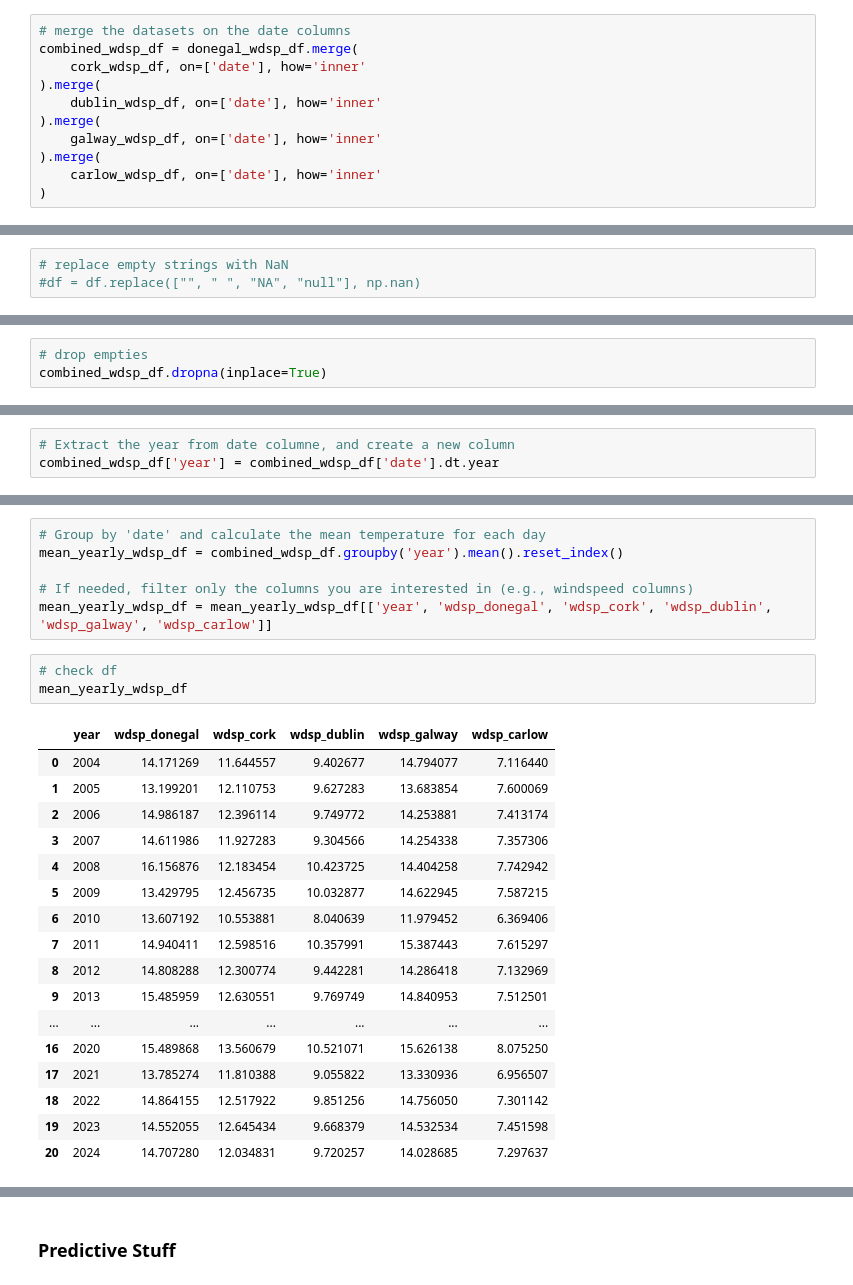
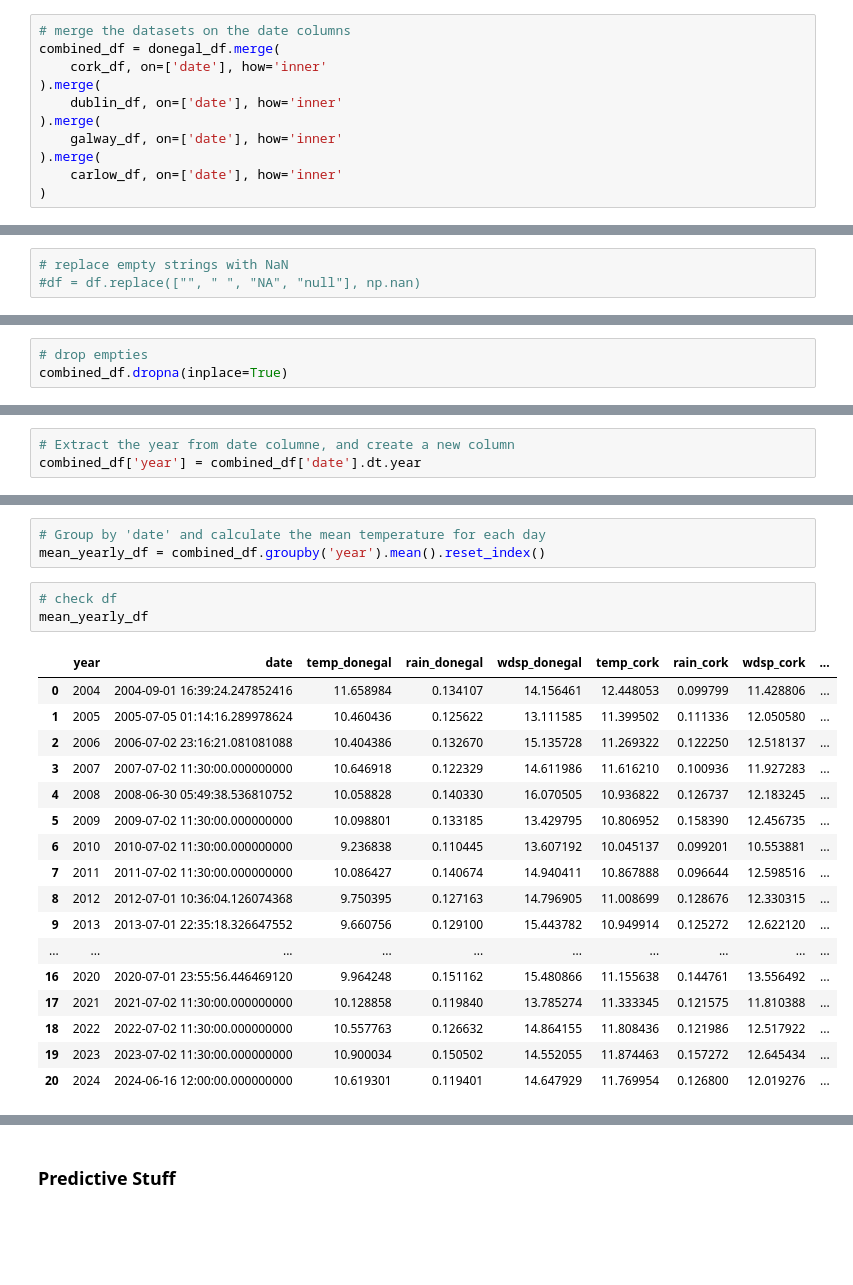
Before and after one commit to holmstead/PFDA, a Jupyter notebook: project/windspeed.ipynb, the cells around one changed output, grey strips where cells are left out. Saved outputs shown, nothing was run; the diff lists cells and outputs as text; blank space fills up the shorter version.

```diff
--- a/project/windspeed.ipynb
+++ b/project/windspeed.ipynb
@@ -187,14 +262,14 @@ Merging dataframes:
 This only works for two dataframes, For multiple dataframes, we have to call it several times.
 # %%
 # merge the datasets on the date columns
-combined_wdsp_df = donegal_wdsp_df.merge(
-    cork_wdsp_df, on=['date'], how='inner'
+combined_df = donegal_df.merge(
+    cork_df, on=['date'], how='inner'
 ).merge(
-    dublin_wdsp_df, on=['date'], how='inner'
+    dublin_df, on=['date'], how='inner'
 ).merge(
-    galway_wdsp_df, on=['date'], how='inner'
+    galway_df, on=['date'], how='inner'
 ).merge(
-    carlow_wdsp_df, on=['date'], how='inner'
+    carlow_df, on=['date'], how='inner'
 )
 # %%
 # have a lok at the new combined dataframe
@@ -231,6 +316,6 @@ wdsp_carlow     0
 dtype: int64
 # %%
 # drop empties
-combined_wdsp_df.dropna(inplace=True)
+combined_df.dropna(inplace=True)
 # %%
 # check missing entries again
@@ -310,3 +434,3 @@ combined_wdsp_df
 # %%
 # Extract the year from date columne, and create a new column
-combined_wdsp_df['year'] = combined_wdsp_df['date'].dt.year
+combined_df['year'] = combined_df['date'].dt.year
@@ -329,30 +453,27 @@ combined_wdsp_df
 # %%
 # Group by 'date' and calculate the mean temperature for each day
-mean_yearly_wdsp_df = combined_wdsp_df.groupby('year').mean().reset_index()
-
-# If needed, filter only the columns you are interested in (e.g., windspeed columns)
-mean_yearly_wdsp_df = mean_yearly_wdsp_df[['year', 'wdsp_donegal', 'wdsp_cork', 'wdsp_dublin', 'wdsp_galway', 'wdsp_carlow']]
+mean_yearly_df = combined_df.groupby('year').mean().reset_index()
 # %%
 # check df
-mean_yearly_wdsp_df
+mean_yearly_df
 # %% [output]
-|  | year | wdsp_donegal | wdsp_cork | wdsp_dublin | wdsp_galway | wdsp_carlow |
-| 0 | 2004 | 14.171269 | 11.644557 | 9.402677 | 14.794077 | 7.116440 |
-| 1 | 2005 | 13.199201 | 12.110753 | 9.627283 | 13.683854 | 7.600069 |
-| 2 | 2006 | 14.986187 | 12.396114 | 9.749772 | 14.253881 | 7.413174 |
-| 3 | 2007 | 14.611986 | 11.927283 | 9.304566 | 14.254338 | 7.357306 |
-| 4 | 2008 | 16.156876 | 12.183454 | 10.423725 | 14.404258 | 7.742942 |
-| 5 | 2009 | 13.429795 | 12.456735 | 10.032877 | 14.622945 | 7.587215 |
-| 6 | 2010 | 13.607192 | 10.553881 | 8.040639 | 11.979452 | 6.369406 |
-| 7 | 2011 | 14.940411 | 12.598516 | 10.357991 | 15.387443 | 7.615297 |
-| 8 | 2012 | 14.808288 | 12.300774 | 9.442281 | 14.286418 | 7.132969 |
-| 9 | 2013 | 15.485959 | 12.630551 | 9.769749 | 14.840953 | 7.512501 |
-| ... | ... | ... | ... | ... | ... | ... |
-| 16 | 2020 | 15.489868 | 13.560679 | 10.521071 | 15.626138 | 8.075250 |
-| 17 | 2021 | 13.785274 | 11.810388 | 9.055822 | 13.330936 | 6.956507 |
-| 18 | 2022 | 14.864155 | 12.517922 | 9.851256 | 14.756050 | 7.301142 |
-| 19 | 2023 | 14.552055 | 12.645434 | 9.668379 | 14.532534 | 7.451598 |
-| 20 | 2024 | 14.707280 | 12.034831 | 9.720257 | 14.028685 | 7.297637 |
+|  | year | date | temp_donegal | rain_donegal | wdsp_donegal | temp_cork | rain_cork | wdsp_cork | ... |
+| 0 | 2004 | 2004-09-01 16:39:24.247852416 | 11.658984 | 0.134107 | 14.156461 | 12.448053 | 0.099799 | 11.428806 | ... |
+| 1 | 2005 | 2005-07-05 01:14:16.289978624 | 10.460436 | 0.125622 | 13.111585 | 11.399502 | 0.111336 | 12.050580 | ... |
+| 2 | 2006 | 2006-07-02 23:16:21.081081088 | 10.404386 | 0.132670 | 15.135728 | 11.269322 | 0.122250 | 12.518137 | ... |
+| 3 | 2007 | 2007-07-02 11:30:00.000000000 | 10.646918 | 0.122329 | 14.611986 | 11.616210 | 0.100936 | 11.927283 | ... |
+| 4 | 2008 | 2008-06-30 05:49:38.536810752 | 10.058828 | 0.140330 | 16.070505 | 10.936822 | 0.126737 | 12.183245 | ... |
+| 5 | 2009 | 2009-07-02 11:30:00.000000000 | 10.098801 | 0.133185 | 13.429795 | 10.806952 | 0.158390 | 12.456735 | ... |
+| 6 | 2010 | 2010-07-02 11:30:00.000000000 | 9.236838 | 0.110445 | 13.607192 | 10.045137 | 0.099201 | 10.553881 | ... |
+| 7 | 2011 | 2011-07-02 11:30:00.000000000 | 10.086427 | 0.140674 | 14.940411 | 10.867888 | 0.096644 | 12.598516 | ... |
+| 8 | 2012 | 2012-07-01 10:36:04.126074368 | 9.750395 | 0.127163 | 14.796905 | 11.008699 | 0.128676 | 12.330315 | ... |
+| 9 | 2013 | 2013-07-01 22:35:18.326647552 | 9.660756 | 0.129100 | 15.443782 | 10.949914 | 0.125272 | 12.622120 | ... |
+| ... | ... | ... | ... | ... | ... | ... | ... | ... | ... |
+| 16 | 2020 | 2020-07-01 23:55:56.446469120 | 9.964248 | 0.151162 | 15.480866 | 11.155638 | 0.144761 | 13.556492 | ... |
+| 17 | 2021 | 2021-07-02 11:30:00.000000000 | 10.128858 | 0.119840 | 13.785274 | 11.333345 | 0.121575 | 11.810388 | ... |
+| 18 | 2022 | 2022-07-02 11:30:00.000000000 | 10.557763 | 0.126632 | 14.864155 | 11.808436 | 0.121986 | 12.517922 | ... |
+| 19 | 2023 | 2023-07-02 11:30:00.000000000 | 10.900034 | 0.150502 | 14.552055 | 11.874463 | 0.157272 | 12.645434 | ... |
+| 20 | 2024 | 2024-06-16 12:00:00.000000000 | 10.619301 | 0.119401 | 14.647929 | 11.769954 | 0.126800 | 12.019276 | ... |
 # %%
 # plot line using seaborn
 fig, ax = plt.subplots(figsize=(15, 6))
```
Also changed, not shown: parts of 54 cells of this notebook.
